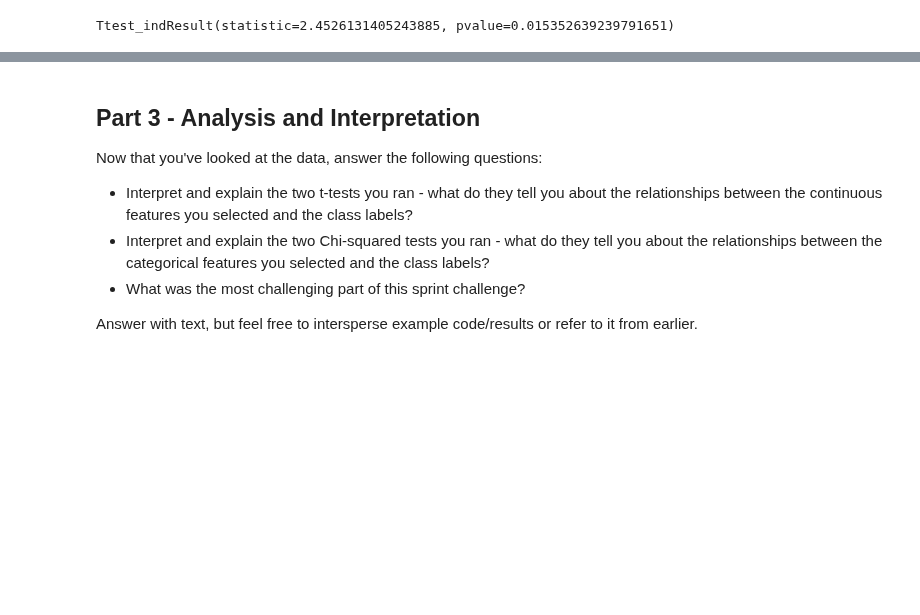
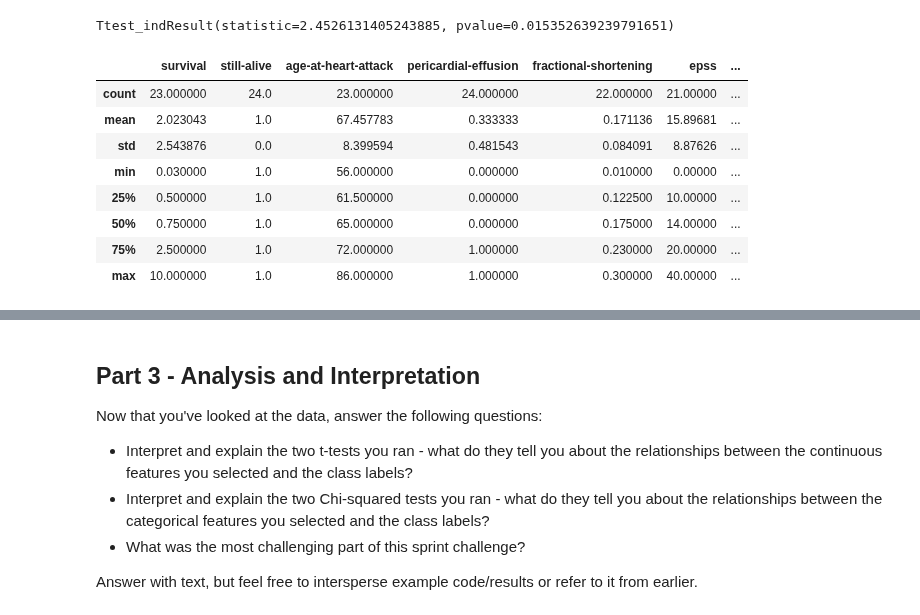
Before and after one commit to JoshuaHaga/DS-Unit-1-Sprint-2-Statistics, a Jupyter notebook: DS_Unit_1_Sprint_Challenge_2_Statistics.ipynb, the cells around one changed output, grey strips where cells are left out. Saved outputs shown, nothing was run; the diff lists cells and outputs as text; code cells hidden in the pictures; blank space fills up the shorter version.

```diff
--- a/DS_Unit_1_Sprint_Challenge_2_Statistics.ipynb
+++ b/DS_Unit_1_Sprint_Challenge_2_Statistics.ipynb
@@ -142,3 +142,15 @@ Ttest_indResult(statistic=2.2165294422402875, pvalue=0.02986013147831115)
 ttest_ind(df_alive_at_1['age-at-heart-attack'],df['age-at-heart-attack'], nan_policy='omit' )
 # %% [output]
 Ttest_indResult(statistic=2.4526131405243885, pvalue=0.015352639239791651)
+# %%
+df_alive_at_1.describe()
+# %% [output]
+|  | survival | still-alive | age-at-heart-attack | pericardial-effusion | fractional-shortening | epss | ... |
+| count | 23.000000 | 24.0 | 23.000000 | 24.000000 | 22.000000 | 21.00000 | ... |
+| mean | 2.023043 | 1.0 | 67.457783 | 0.333333 | 0.171136 | 15.89681 | ... |
+| std | 2.543876 | 0.0 | 8.399594 | 0.481543 | 0.084091 | 8.87626 | ... |
+| min | 0.030000 | 1.0 | 56.000000 | 0.000000 | 0.010000 | 0.00000 | ... |
+| 25% | 0.500000 | 1.0 | 61.500000 | 0.000000 | 0.122500 | 10.00000 | ... |
+| 50% | 0.750000 | 1.0 | 65.000000 | 0.000000 | 0.175000 | 14.00000 | ... |
+| 75% | 2.500000 | 1.0 | 72.000000 | 1.000000 | 0.230000 | 20.00000 | ... |
+| max | 10.000000 | 1.0 | 86.000000 | 1.000000 | 0.300000 | 40.00000 | ... |
```
Also changed, not shown: parts of 1 cell of this notebook.
